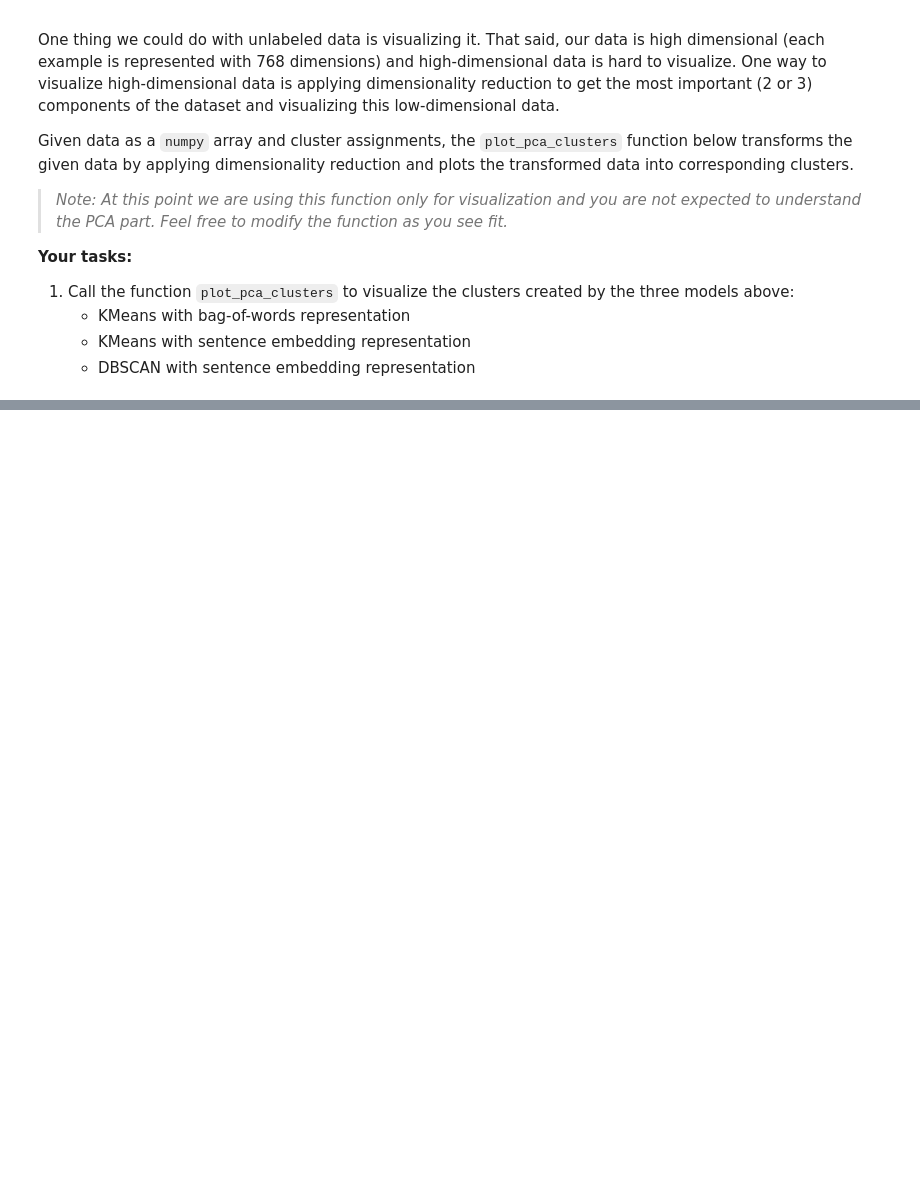
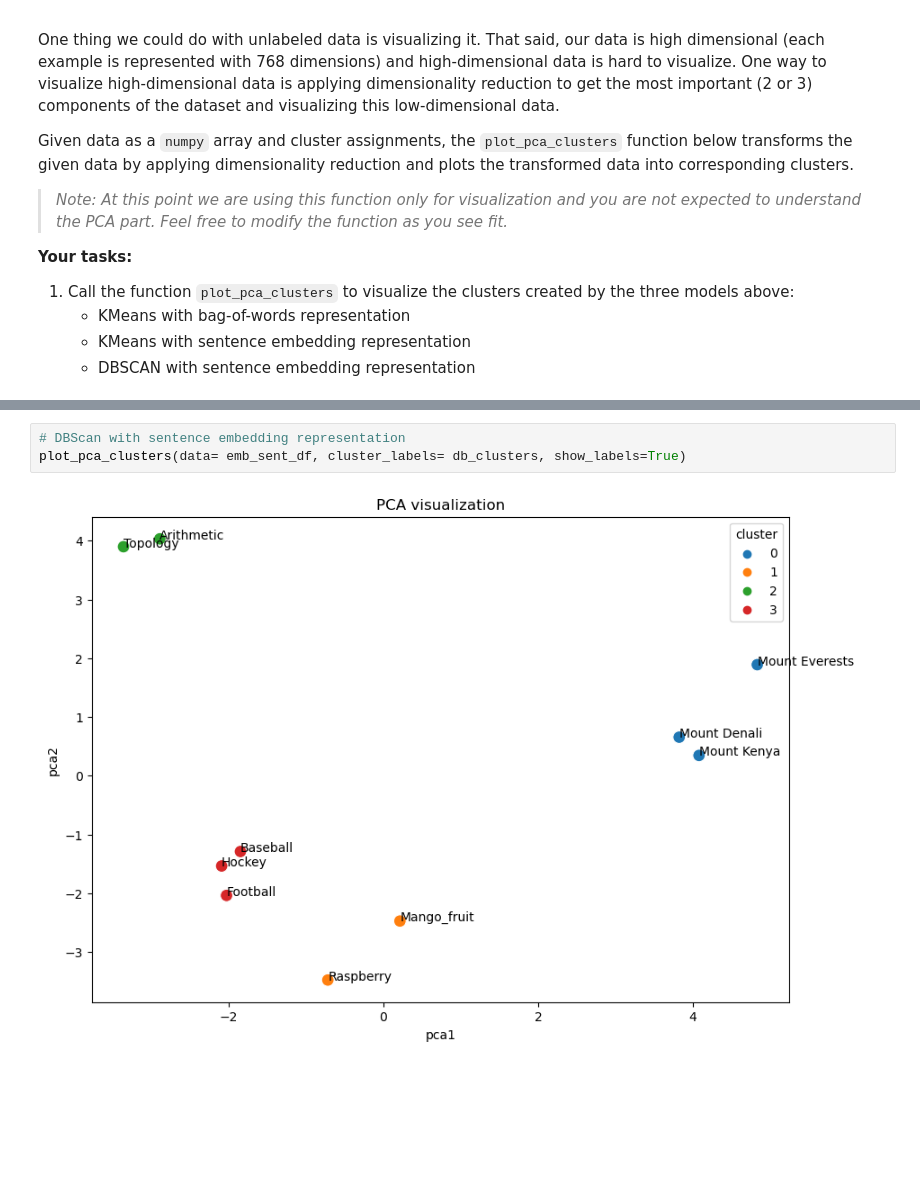
Before and after one commit to Blaise143/CPSC-330-ASSIGNMENTS, a Jupyter notebook: hw7/hw7.ipynb, the cells around one changed output, grey strips where cells are left out. Drawn from its saved outputs; the diff is of its cells as text; blank space fills up the shorter version.

```diff
--- a/hw7/hw7.ipynb
+++ b/hw7/hw7.ipynb
@@ -448,3 +462,8 @@ def plot_pca_clusters(
+# %%
+# DBScan with sentence embedding representation
+plot_pca_clusters(data= emb_sent_df, cluster_labels= db_clusters, show_labels=True)
+# %% [output]
+[figure, added]
 # %% [markdown]
 <br><br><br><br>
 # %% [markdown]
```
Also changed, not shown: parts of 6 cells of this notebook.
